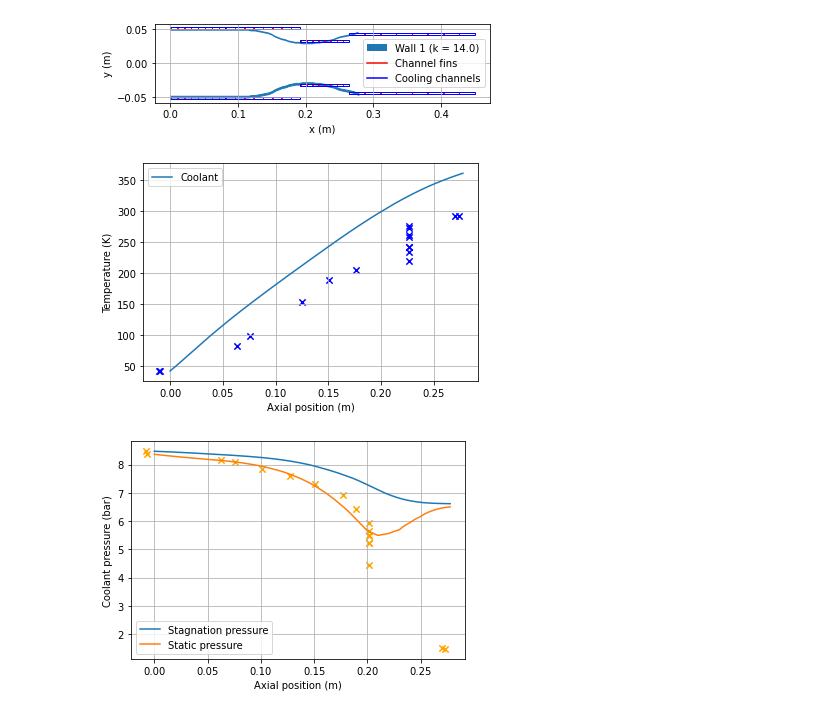
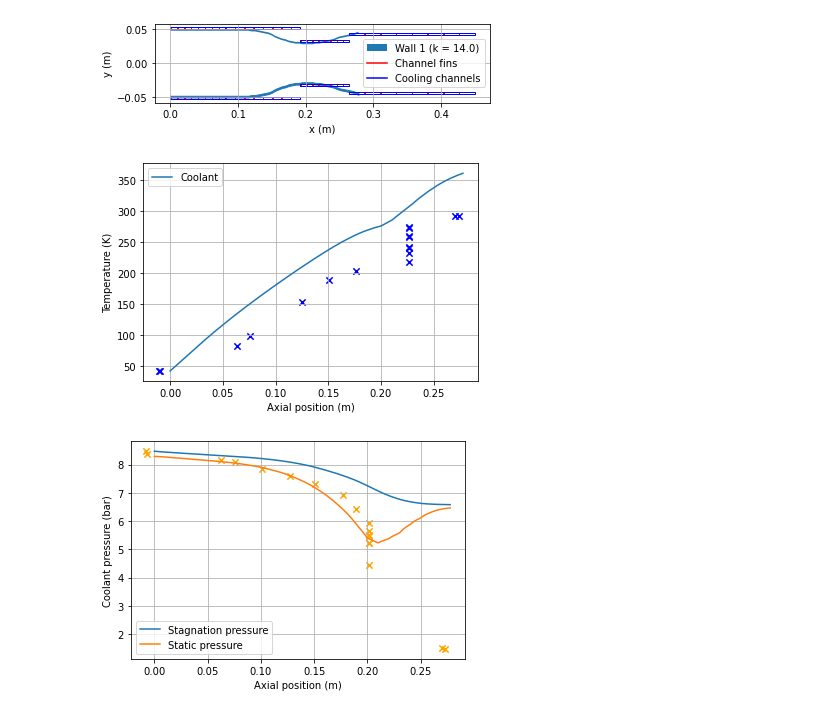
Before and after one commit to cuspaceflight/bamboo, a Jupyter notebook: Pavli 1966.ipynb, the cells around one changed output. Cells and saved outputs as stored; diff of their text form; code cells hidden in the pictures.

Commit message:
Added option for compressible coolant flow - doesn't seem to make a difference

```diff
--- a/Pavli 1966.ipynb
+++ b/Pavli 1966.ipynb
@@ -32,7 +32,7 @@ wall_material = bam.materials.StainlessSteel304
 number_of_channels = 8
 mdot_coolant = 0.0644
 p0_coolant_in = data["Coolant static pressure"]["p (Pa)"][0] # Designed for 10.3e5 Pa
-T_coolant_in = data["Coolant temperature"]["T (K)"][0]       # Designed for 31.7 K
+T0_coolant_in = data["Coolant temperature"]["T (K)"][0]       # Designed for 31.7 K
 channel_height = 2.54e-3
 
 def channel_width(x):
@@ -94,6 +94,9 @@ def cp_coolant(T, p):
 
 def rho_coolant(T, p):
     return PropsSI("DMASS", "T", T, "P", p, "HYDROGEN")
+
+def gamma_coolant(T, p):
+    return PropsSI("CPMASS", "T", T, "P", p, "HYDROGEN") / PropsSI("CVMASS", "T", T, "P", p, "HYDROGEN")
 # %%
 # Set up everything for bamboo
 geometry = bam.Geometry(xs = xs,
@@ -113,9 +116,10 @@ coolant_transport = bam.TransportProperties(Pr = Pr_coolant,
                                             mu = mu_coolant,
                                             k = k_coolant,
                                             cp = cp_coolant,
-                                            rho = rho_coolant)
+                                            rho = rho_coolant,
+                                            gamma_coolant = gamma_coolant)
 
-cooling_jacket = bam.CoolingJacket(T_coolant_in = T_coolant_in,
+cooling_jacket = bam.CoolingJacket(T0_coolant_in = T0_coolant_in,
                                    p0_coolant_in = p0_coolant_in,
                                    coolant_transport = coolant_transport,
                                    mdot_coolant = mdot_coolant,
@@ -150,17 +154,17 @@ plt.scatter(data["Coolant temperature"]["x (m)"],
             color = 'blue')
 plt.show()
 # %% [output]
-[figure, old version]
+[figure, new version]
 # %%
-bam.plot.plot_jacket_pressure(bamboo_data)
+bam.plot.plot_coolant_pressures(bamboo_data)
 plt.scatter(data["Coolant static pressure"]["x (m)"],
             np.array(data["Coolant static pressure"]["p (Pa)"])/1e5,
             marker = 'x',
             s = 40,
             color = 'orange')
 plt.show()
 # %% [output]
-[figure, old version]
+[figure, new version]
 # %%
 bam.plot.plot_q_per_area(bamboo_data)
 bam.plot.plot_coolant_velocity(bamboo_data)
```
Also changed, not shown: parts of 1 cell of this notebook, 4 other files.
